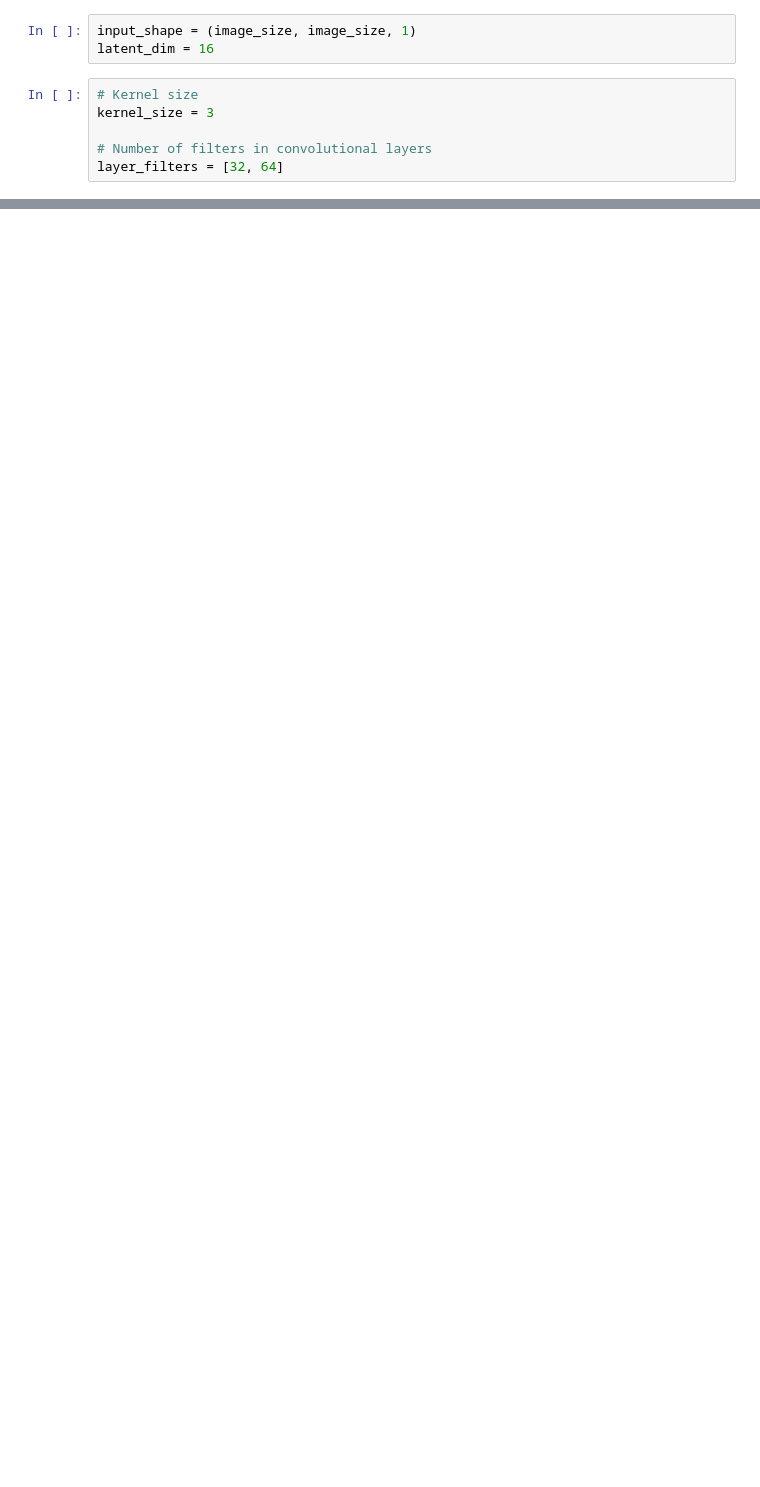
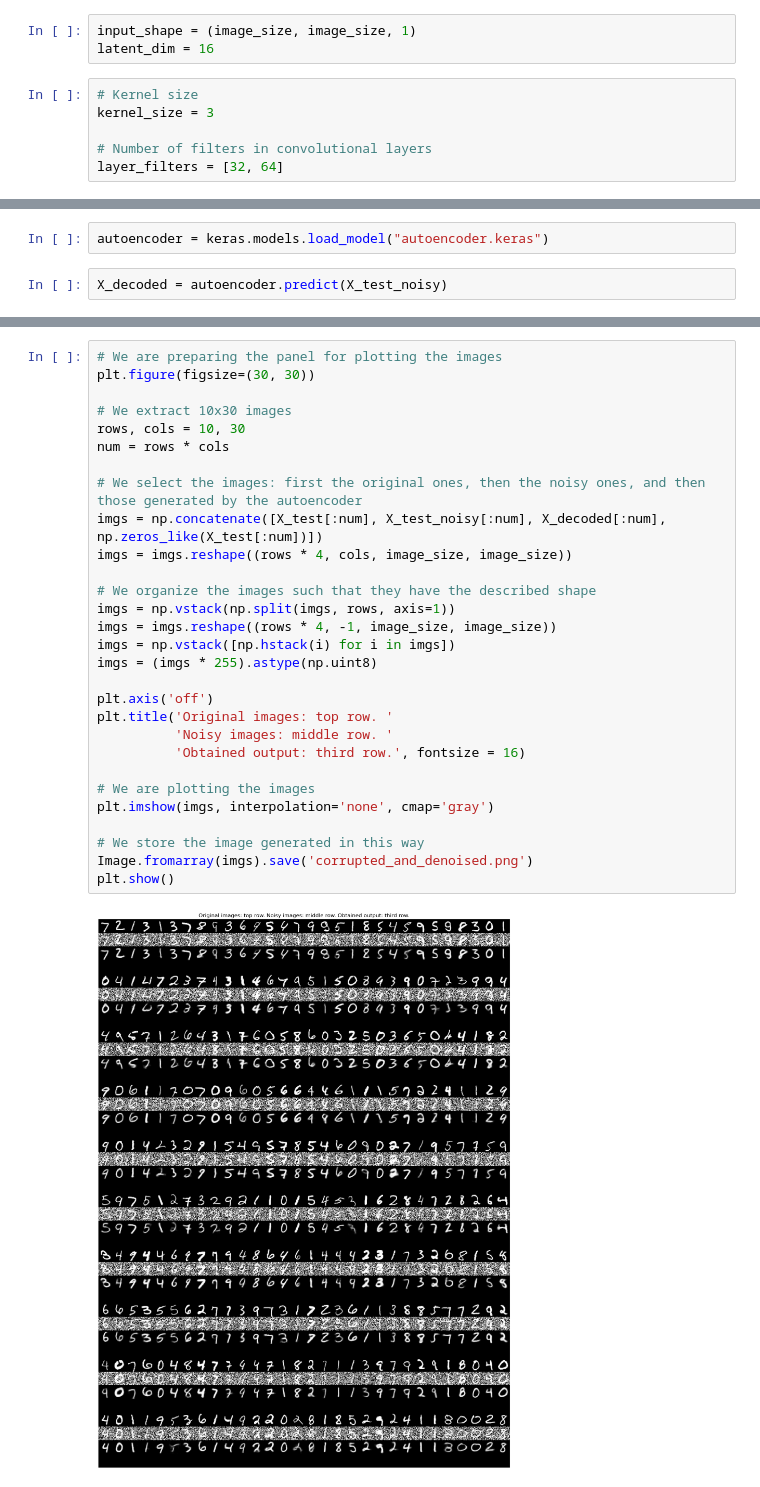
Before and after one commit to Stan-DT/AI-Project-2, a Jupyter notebook: main.ipynb, the cells around one changed output, grey strips where cells are left out. Saved outputs shown, nothing was run; the diff lists cells and outputs as text; blank space fills up the shorter version.

```diff
--- a/main.ipynb
+++ b/main.ipynb
@@ -87,0 +238,4 @@ layer_filters = [32, 64]
+# %%
+autoencoder = keras.models.load_model("autoencoder.keras")
+# %%
+X_decoded = autoencoder.predict(X_test_noisy)
@@ -87,0 +244,31 @@ layer_filters = [32, 64]
+# %%
+# We are preparing the panel for plotting the images
+plt.figure(figsize=(30, 30))
+
+# We extract 10x30 images
+rows, cols = 10, 30
+num = rows * cols
+
+# We select the images: first the original ones, then the noisy ones, and then those generated by the autoencoder
+imgs = np.concatenate([X_test[:num], X_test_noisy[:num], X_decoded[:num], np.zeros_like(X_test[:num])])
+imgs = imgs.reshape((rows * 4, cols, image_size, image_size))
+
+# We organize the images such that they have the described shape
+imgs = np.vstack(np.split(imgs, rows, axis=1))
+imgs = imgs.reshape((rows * 4, -1, image_size, image_size))
+imgs = np.vstack([np.hstack(i) for i in imgs])
+imgs = (imgs * 255).astype(np.uint8)
+
+plt.axis('off')
+plt.title('Original images: top row. '
+          'Noisy images: middle row. '
+          'Obtained output: third row.', fontsize = 16)
+
+# We are plotting the images
+plt.imshow(imgs, interpolation='none', cmap='gray')
+
+# We store the image generated in this way
+Image.fromarray(imgs).save('corrupted_and_denoised.png')
+plt.show()
+# %% [output]
+[figure, added]
```
Also changed, not shown: parts of 9 cells of this notebook, 2 other files.
